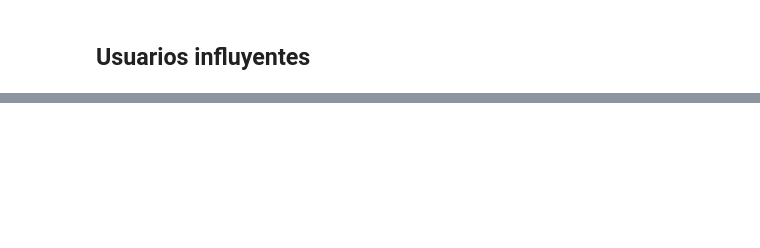
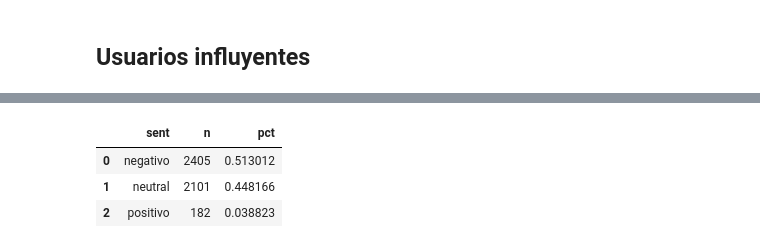
Before and after one commit to DiegoGarV/lab6-DS, a Jupyter notebook: src/main.ipynb, the cells around one changed output, grey strips where cells are left out. Drawn from its saved outputs; the diff is of its cells as text; code cells hidden in the pictures; blank space fills up the shorter version.

```diff
--- a/src/main.ipynb
+++ b/src/main.ipynb
@@ -1580,0 +1710,99 @@ display(top_overall[["user","community","score_influence","deg_c","betweenness",
+# %%
+# === 9.1 ===
+import pandas as pd
+import numpy as np
+
+# Cargar tweets limpios (ya lo hiciste antes en inciso 8, pero lo repetimos para independencia)
+tweets = pd.read_csv("../data/clean_data.csv")
+
+# Normalizar usuario
+if "Username" in tweets.columns:
+    tweets["user"] = tweets["Username"].str.lower()
+elif "user" in tweets.columns:
+    tweets["user"] = tweets["user"].str.lower()
+else:
+    raise ValueError("No encuentro columna de usuario en clean_data.csv (esperaba 'Username' o 'user').")
+
+# Detectar columna de texto limpio
+text_col_candidates = ["clean_tweet","clean_text","tweet_clean","text_clean","clean"]
+text_col = next((c for c in text_col_candidates if c in tweets.columns), None)
+if text_col is None:
+    raise ValueError(f"No encuentro columna de texto limpio. Revisa {text_col_candidates}")
+
+tweets[text_col] = tweets[text_col].astype(str).fillna("")
+
+# Mapear a comunidad Leiden
+tweets["community"] = tweets["user"].map(node2com)
+
+# Analizador de sentimiento
+try:
+    from pysentimiento import create_analyzer
+    analyzer = create_analyzer(task="sentiment", lang="es")
+
+    def pred_sent(text):
+        r = analyzer.predict(text)
+        label = {"NEG":"negativo","NEU":"neutral","POS":"positivo"}[r.output]
+        score = r.probas.get(r.output, 0.0)
+        val = 1 if r.output=="POS" else (-1 if r.output=="NEG" else 0)
+        return label, score, val
+
+    out = [pred_sent(t) for t in tweets[text_col].tolist()]
+    tweets["sent_label"] = [o[0] for o in out]
+    tweets["sent_conf"]  = [o[1] for o in out]
+    tweets["sent_value"] = [o[2] for o in out]
+
+except Exception as e:
+    print("pysentimiento no disponible, usando VADER como fallback (menos preciso en ES).", e)
+    import nltk
+    nltk.download("vader_lexicon")
+    from nltk.sentiment import SentimentIntensityAnalyzer
+    sid = SentimentIntensityAnalyzer()
+
+    def vader_label(s):
+        c = sid.polarity_scores(s)["compound"]
+        if c >= 0.05:  return ("positivo", c, 1)
+        if c <= -0.05: return ("negativo", -c, -1)
+        return ("neutral", 0.0, 0)
+
+    out = [vader_label(t) for t in tweets[text_col].tolist()]
+    tweets["sent_label"] = [o[0] for o in out]
+    tweets["sent_conf"]  = [o[1] for o in out]
+    tweets["sent_value"] = [o[2] for o in out]
+
+# Resúmenes
+
+# Global
+sent_overall = (
+    tweets["sent_label"].value_counts(normalize=False)
+          .rename_axis("sent").reset_index(name="n")
+)
+sent_overall["pct"] = sent_overall["n"] / sent_overall["n"].sum()
+
+# Por comunidad
+sent_by_com = (
+    tweets.groupby(["community","sent_label"])
+          .size().unstack(fill_value=0)
+          .assign(total=lambda df: df.sum(axis=1))
+)
+for col in ["negativo","neutral","positivo"]:
+    if col not in sent_by_com.columns: sent_by_com[col] = 0
+sent_by_com["pct_pos"] = sent_by_com["positivo"] / sent_by_com["total"].replace(0, np.nan)
+sent_by_com["pct_neg"] = sent_by_com["negativo"] / sent_by_com["total"].replace(0, np.nan)
+sent_by_com = sent_by_com.reset_index()
+
+# Por usuario (top 20 más activos)
+sent_by_user = (
+    tweets.groupby(["user","sent_label"])
+          .size().unstack(fill_value=0)
+          .assign(total=lambda df: df.sum(axis=1))
+          .sort_values("total", ascending=False)
+          .head(20)
+          .reset_index()
+)
+
+display(sent_overall, sent_by_com.head(10), sent_by_user.head(10))
+# %% [output]
+|  | sent | n | pct |
+| 0 | negativo | 2405 | 0.513012 |
+| 1 | neutral | 2101 | 0.448166 |
+| 2 | positivo | 182 | 0.038823 |
```
Also changed, not shown: parts of 16 cells of this notebook.
